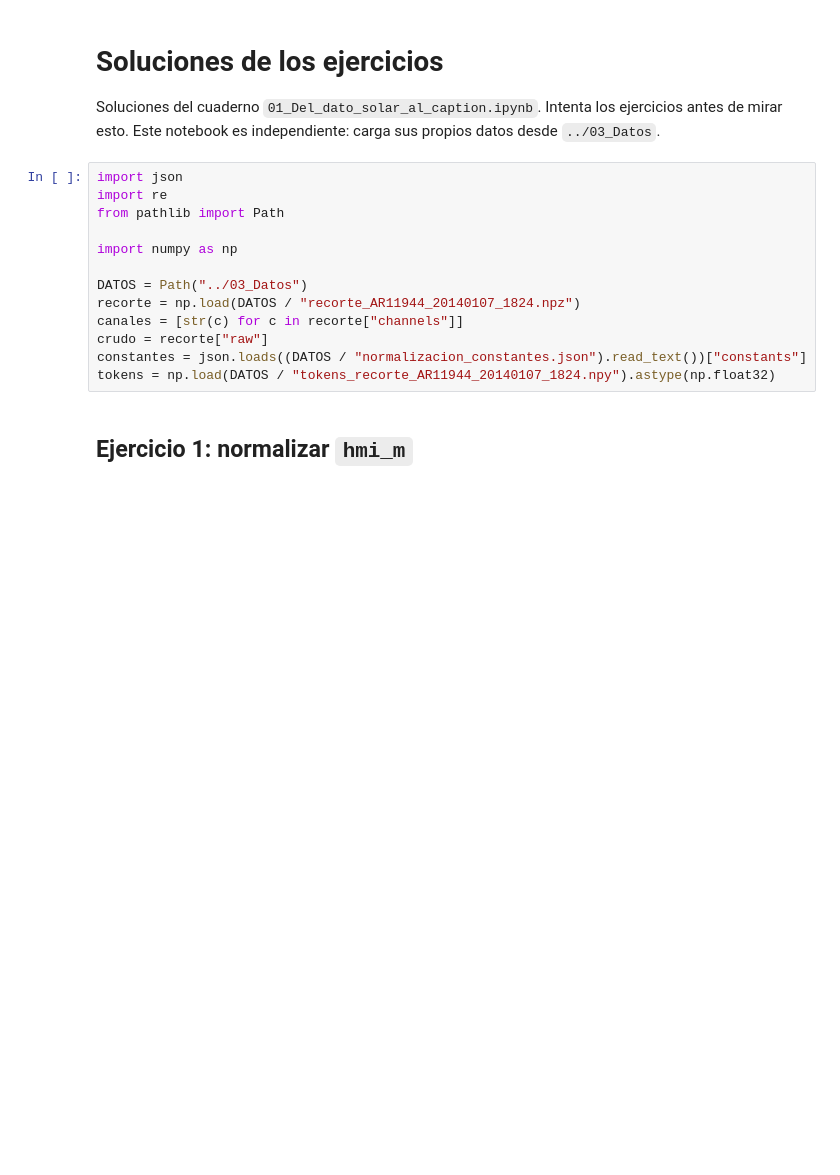
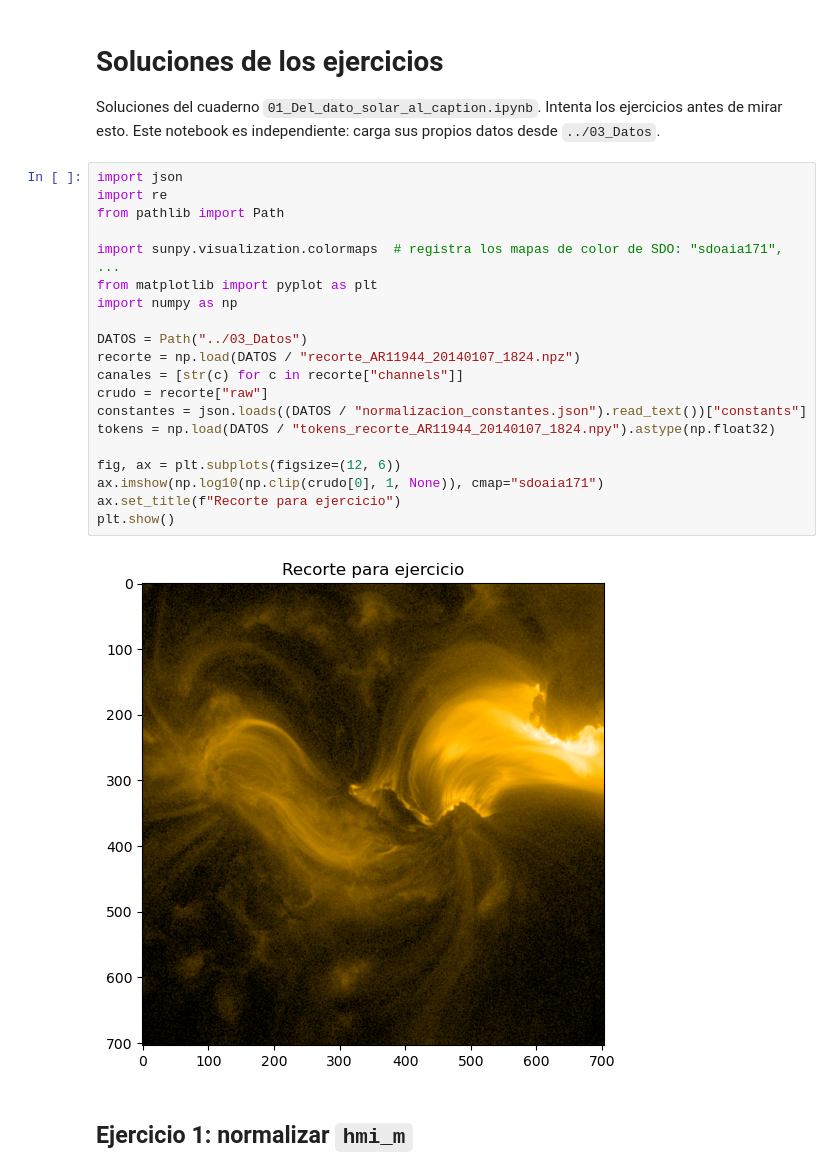
Before and after one commit to Group-of-Solar-Astrophysics/Escuela-Astrofisica-Solar-2026, a Jupyter notebook: 01_Material_por_expositor/Juan_Esteban_Agudelo_Ortiz/05_Recursos_adicionales/soluciones_ejercicios.ipynb, the cells around one changed output. Drawn from its saved outputs; the diff is of its cells as text; blank space fills up the shorter version.

```diff
--- a/01_Material_por_expositor/Juan_Esteban_Agudelo_Ortiz/05_Recursos_adicionales/soluciones_ejercicios.ipynb
+++ b/01_Material_por_expositor/Juan_Esteban_Agudelo_Ortiz/05_Recursos_adicionales/soluciones_ejercicios.ipynb
@@ -5,16 +5,25 @@ Soluciones del cuaderno `01_Del_dato_solar_al_caption.ipynb`. Intenta los ejerci
 # %%
 import json
 import re
 from pathlib import Path
 
+import sunpy.visualization.colormaps  # registra los mapas de color de SDO: "sdoaia171", ...
+from matplotlib import pyplot as plt
 import numpy as np
 
 DATOS = Path("../03_Datos")
 recorte = np.load(DATOS / "recorte_AR11944_20140107_1824.npz")
 canales = [str(c) for c in recorte["channels"]]
 crudo = recorte["raw"]
 constantes = json.loads((DATOS / "normalizacion_constantes.json").read_text())["constants"]
 tokens = np.load(DATOS / "tokens_recorte_AR11944_20140107_1824.npy").astype(np.float32)
+
+fig, ax = plt.subplots(figsize=(12, 6))
+ax.imshow(np.log10(np.clip(crudo[0], 1, None)), cmap="sdoaia171")
+ax.set_title(f"Recorte para ejercicio")
+plt.show()
+# %% [output]
+[figure, added]
 # %% [markdown]
 ## Ejercicio 1: normalizar `hmi_m`
 # %%
```
Also changed, not shown: parts of 4 cells of this notebook.
